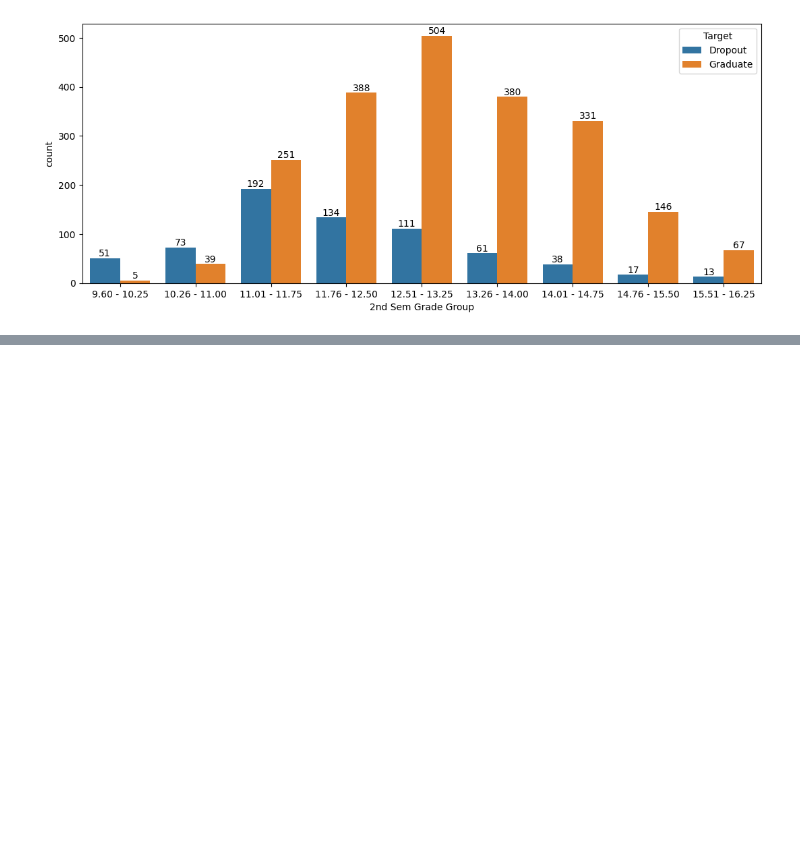
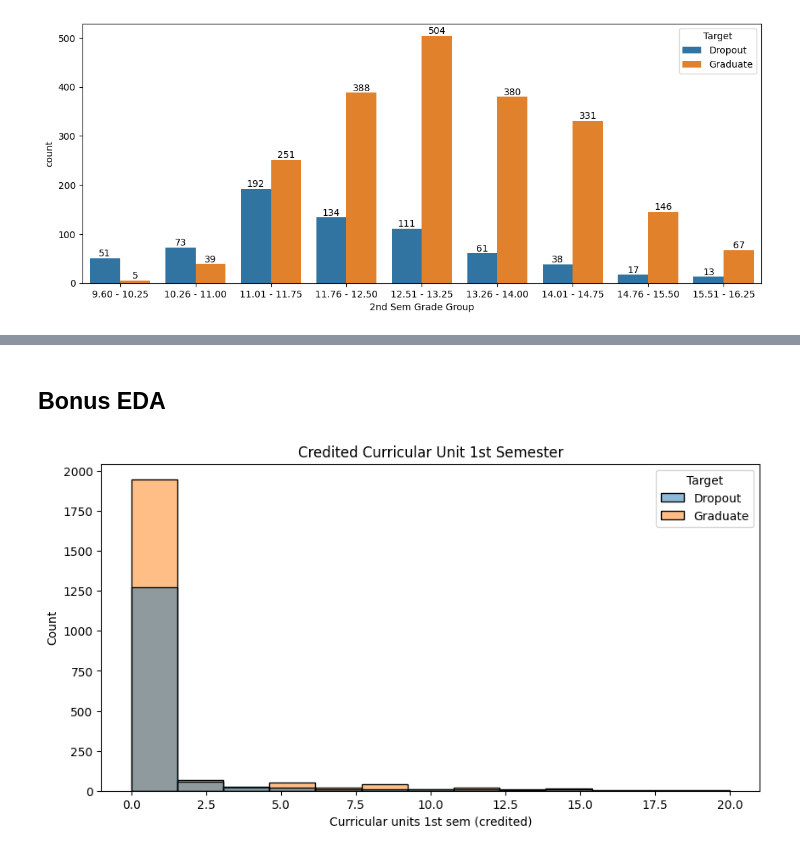
Before and after one commit to NandoAACF/Student-Dropout-Prediction, a Jupyter notebook: EDA_Notebook.ipynb, the cells around one changed output, grey strips where cells are left out. Saved outputs shown, nothing was run; the diff lists cells and outputs as text; code cells hidden in the pictures; blank space fills up the shorter version.

```diff
--- a/EDA_Notebook.ipynb
+++ b/EDA_Notebook.ipynb
@@ -266,0 +368,10 @@ plt.show()
+# %% [markdown]
+## **Bonus EDA**
+# %%
+plt.figure(figsize=(10, 5))
+ax = sns.histplot(data=df, x='Curricular units 1st sem (credited)', hue='Target')
+
+plt.title('Credited Curricular Unit 1st Semester')
+plt.show()
+# %% [output]
+[figure, added]
```
Also changed, not shown: parts of 36 cells of this notebook, 2 other files.
